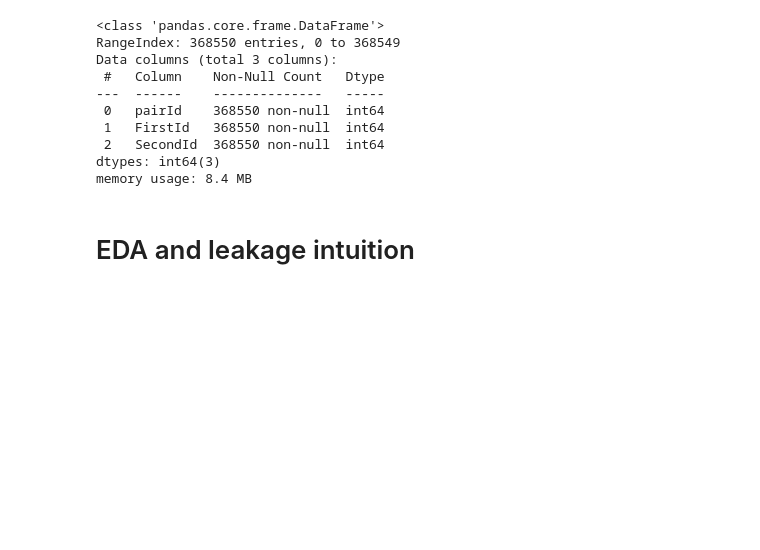
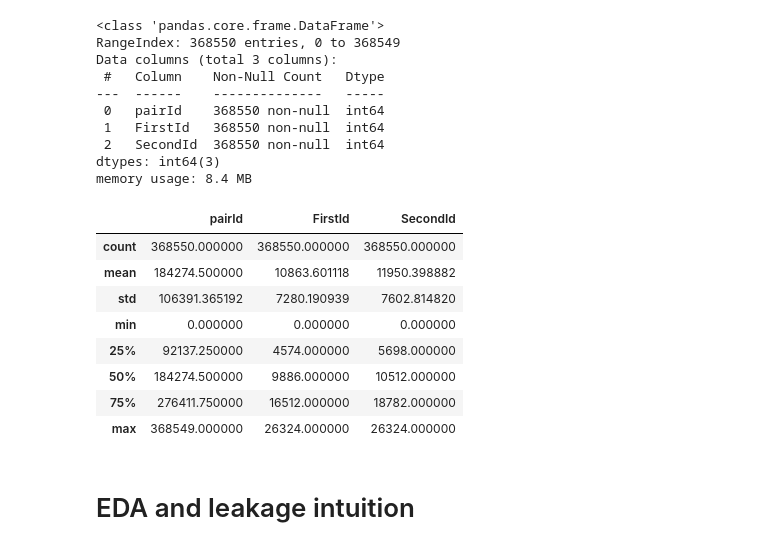
Before and after one commit to ddmitry80/coursera_how_to_win_kaggle, a Jupyter notebook: Programming_assignment_week_2_Data_leakages/Data_leakages.ipynb, the cells around one changed output. Drawn from its saved outputs; the diff is of its cells as text; code cells hidden in the pictures; blank space fills up the shorter version.

```diff
--- a/Programming_assignment_week_2_Data_leakages/Data_leakages.ipynb
+++ b/Programming_assignment_week_2_Data_leakages/Data_leakages.ipynb
@@ -64,6 +64,18 @@ Data columns (total 3 columns):
  2   SecondId  368550 non-null  int64
 dtypes: int64(3)
 memory usage: 8.4 MB
+# %%
+test.describe()
+# %% [output]
+|  | pairId | FirstId | SecondId |
+| count | 368550.000000 | 368550.000000 | 368550.000000 |
+| mean | 184274.500000 | 10863.601118 | 11950.398882 |
+| std | 106391.365192 | 7280.190939 | 7602.814820 |
+| min | 0.000000 | 0.000000 | 0.000000 |
+| 25% | 92137.250000 | 4574.000000 | 5698.000000 |
+| 50% | 184274.500000 | 9886.000000 | 10512.000000 |
+| 75% | 276411.750000 | 16512.000000 | 18782.000000 |
+| max | 368549.000000 | 26324.000000 | 26324.000000 |
 # %% [markdown]
 # EDA and leakage intuition
 # %% [markdown]
```
Also changed, not shown: parts of 8 cells of this notebook.
